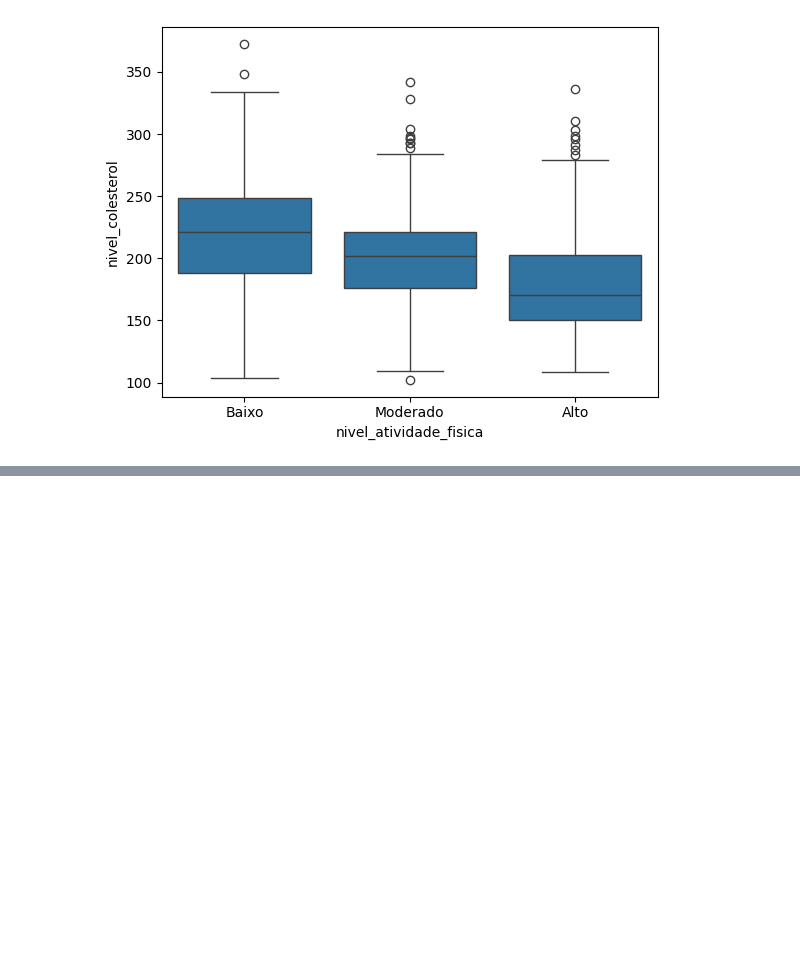
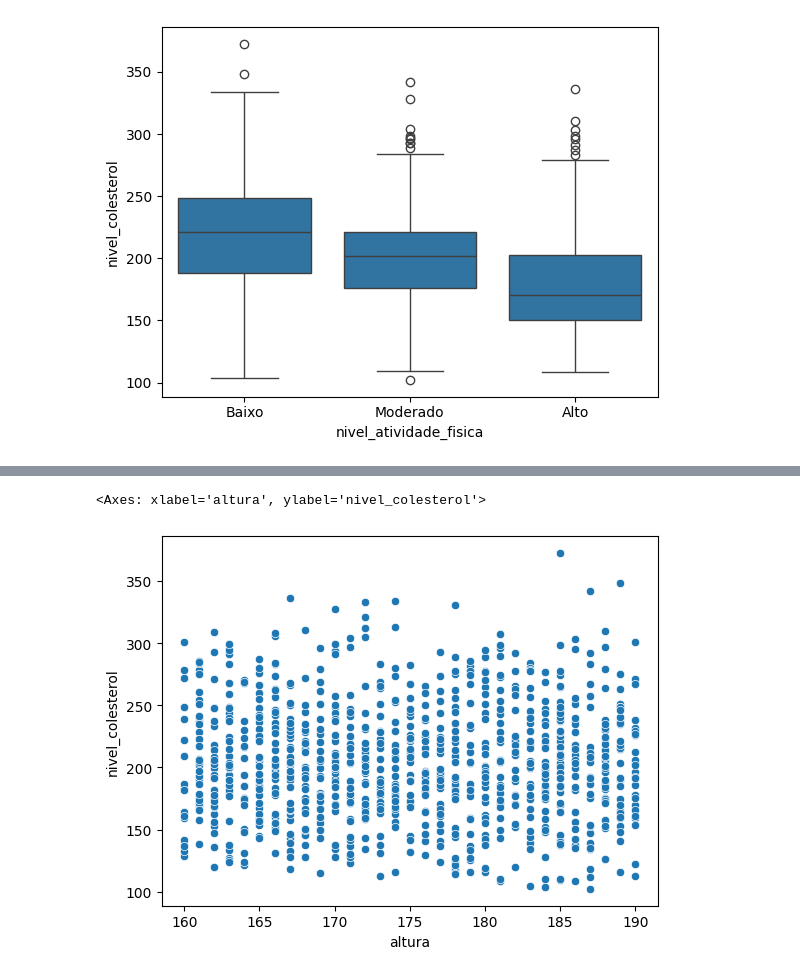
Before and after one commit to angelomedeiros/formacao-ia-regressao-linear-multipla, a Jupyter notebook: modelo_colesterol.ipynb, the cells around one changed output, grey strips where cells are left out. Drawn from its saved outputs; the diff is of its cells as text; code cells hidden in the pictures; blank space fills up the shorter version.

```diff
--- a/modelo_colesterol.ipynb
+++ b/modelo_colesterol.ipynb
@@ -243,0 +256,6 @@ sns.boxplot(x='nivel_atividade_fisica', y='nivel_colesterol', data=df_colesterol
+# %%
+# Cruzamento variáveis numericas com Nivel de colesterol (altura)
+sns.scatterplot(x='altura', y='nivel_colesterol', data=df_colesterol_eda)
+# %% [output]
+<Axes: xlabel='altura', ylabel='nivel_colesterol'>
+[figure, added]
```
Also changed, not shown: parts of 2 cells of this notebook.
